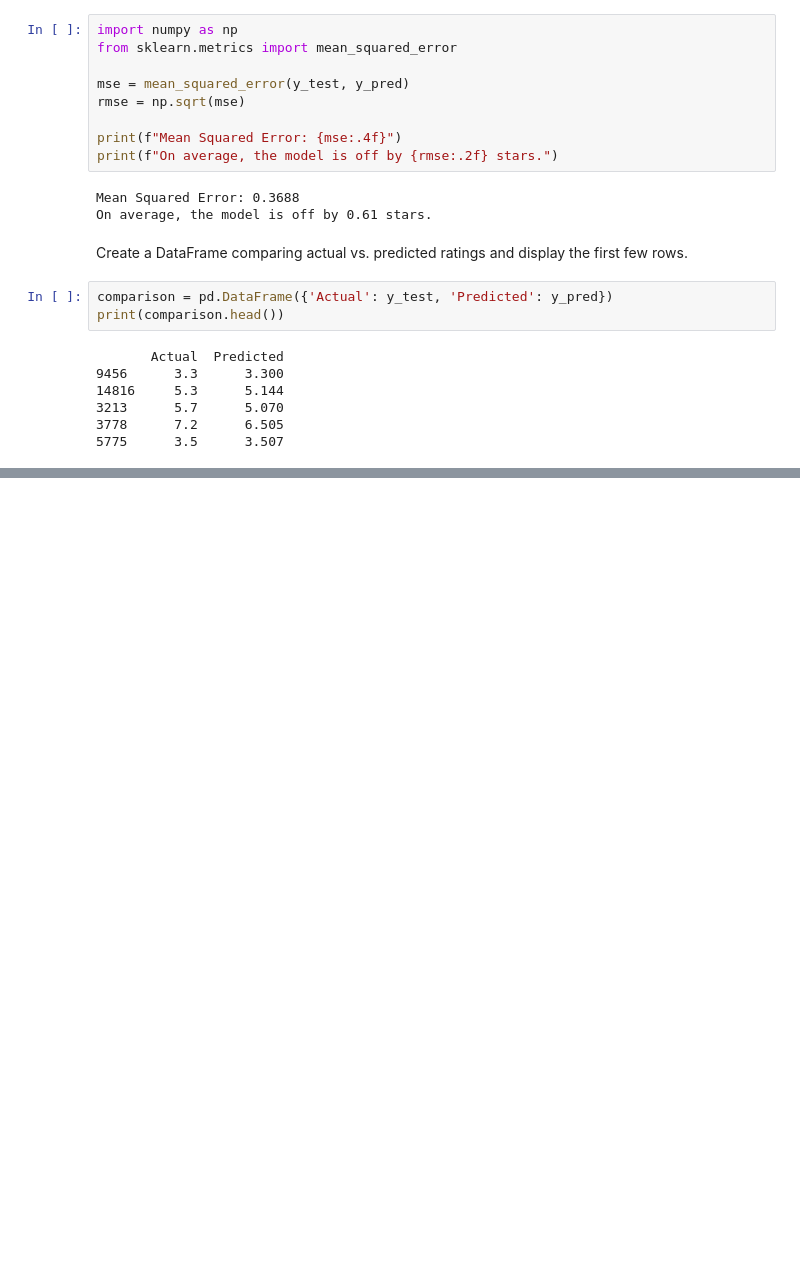
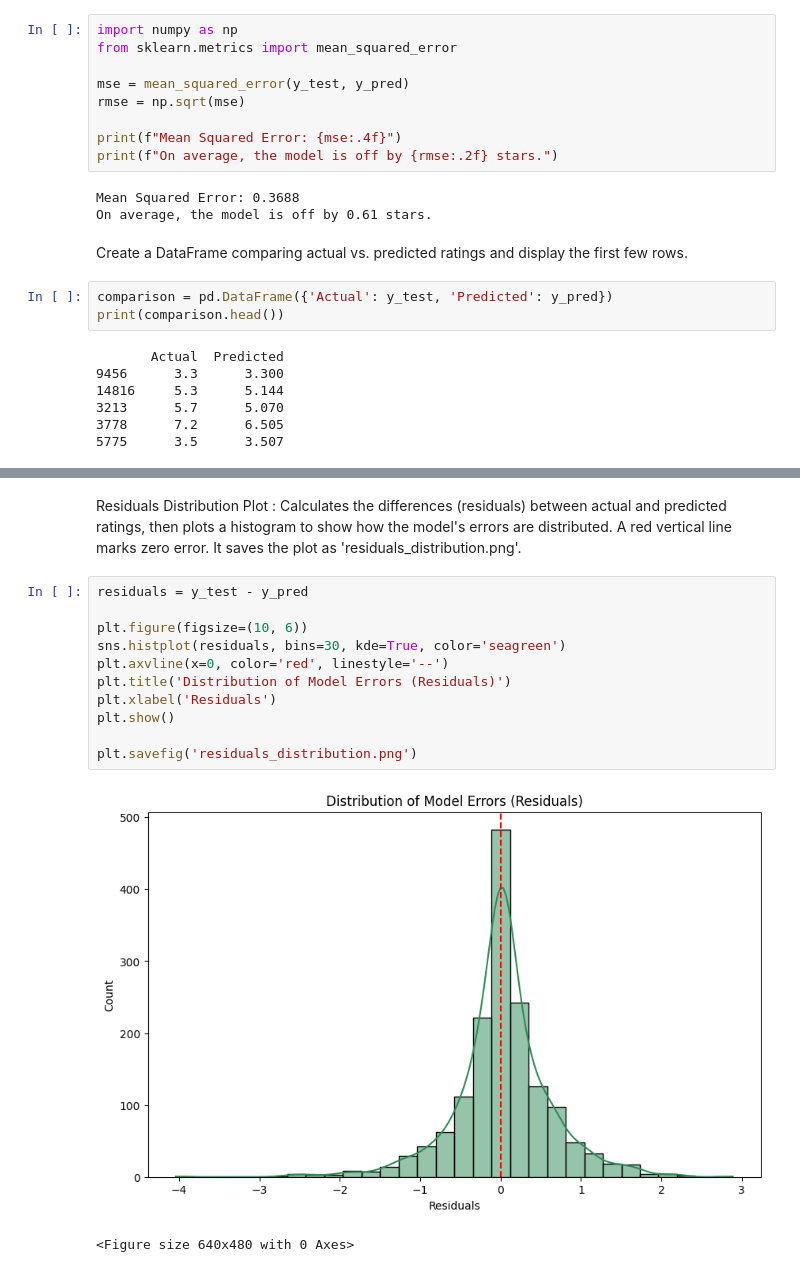
Before and after one commit to abdulhaseeb-11/movie-rating-model, a Jupyter notebook: movie_rating_prediction.ipynb, the cells around one changed output, grey strips where cells are left out. Cells and saved outputs as stored; diff of their text form; blank space fills up the shorter version.

```diff
--- a/movie_rating_prediction.ipynb
+++ b/movie_rating_prediction.ipynb
@@ -127,0 +172,16 @@ print(comparison.head())
+# %% [markdown]
+Residuals Distribution Plot : Calculates the differences (residuals) between actual and predicted ratings, then plots a histogram to show how the model's errors are distributed. A red vertical line marks zero error. It saves the plot as 'residuals_distribution.png'.
+# %%
+residuals = y_test - y_pred
+
+plt.figure(figsize=(10, 6))
+sns.histplot(residuals, bins=30, kde=True, color='seagreen')
+plt.axvline(x=0, color='red', linestyle='--')
+plt.title('Distribution of Model Errors (Residuals)')
+plt.xlabel('Residuals')
+plt.show()
+
+plt.savefig('residuals_distribution.png')
+# %% [output]
+[figure, added]
+<Figure size 640x480 with 0 Axes>
```
Also changed, not shown: parts of 5 cells of this notebook, 1 other file.
